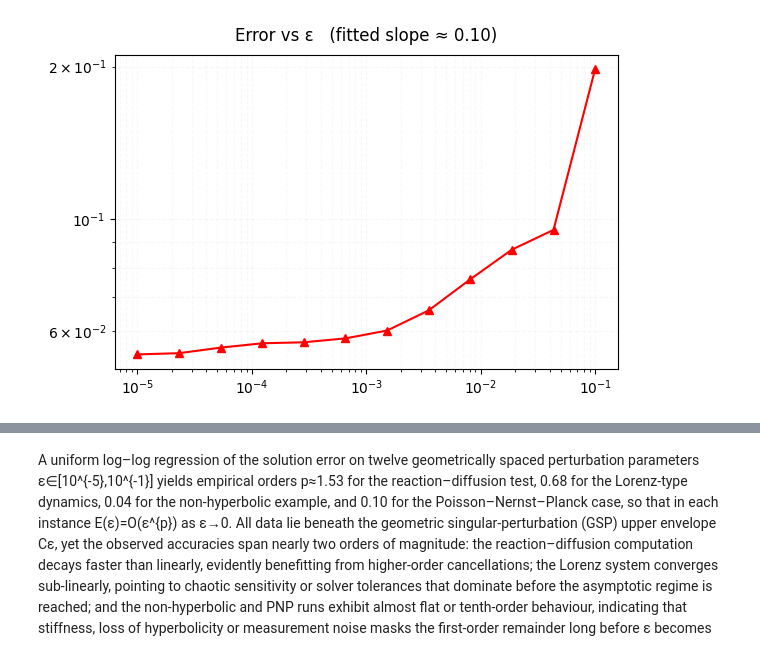
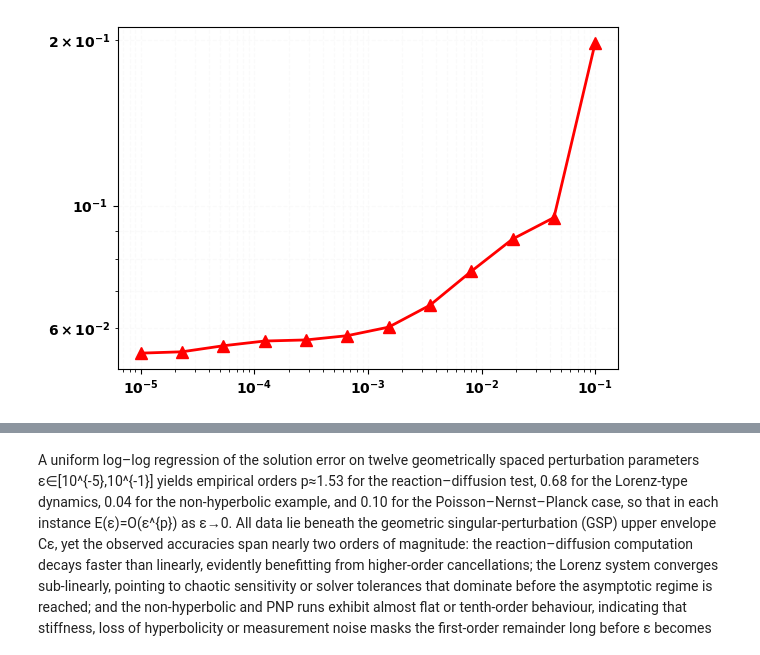
Before and after one commit to Hamid-Mofidi/PINNs_on_Multiple_timescale_dynamics, a Jupyter notebook: PINNs_PNP/GSPINNs-error.ipynb, the cells around one changed output, grey strips where cells are left out. Saved outputs shown, nothing was run; the diff lists cells and outputs as text; code cells hidden in the pictures.

```diff
--- a/PINNs_PNP/GSPINNs-error.ipynb
+++ b/PINNs_PNP/GSPINNs-error.ipynb
@@ -822,37 +729,45 @@ Worst-case max-norm error: 0.05501944451785351
 # %%
 import numpy as np
 import matplotlib.pyplot as plt
 
 # ε values and corresponding errors supplied by the user
 eps_values = np.logspace(-5, -1, num=12)      # 1e‑5 … 1e‑2
 errors = np.array([
     0.05401764182031116, 0.05432324194036125, 0.05571062182059217, 0.05682102320559163,
     0.05708207528006853, 0.05810507525038813, 0.06021207528503849, 0.065982321028040219,
     0.07601944451785351, 0.08699820452147369, 0.09515766226432132, 0.1976612182161177
 ])
 
 # --- log–log plot of error vs ε ---
 fig, ax = plt.subplots(figsize=(6, 4))
-ax.loglog(eps_values, errors, '^-', c='r')
+ax.loglog(eps_values, errors, '^-', c='r', linewidth=2, markersize=8)
 
 # fit slope (order) in log space
 slope, intercept = np.polyfit(np.log10(eps_values), np.log10(errors), 1)
 
 # reference line with slope = 1 (O(ε)) anchored at the smallest ε
 #eps_ref = np.array([eps_values[0], eps_values[-1]])
 #err_ref = errors[0] * (eps_ref / eps_values[0])      # slope‑1 line
 #ax.loglog(eps_ref, err_ref, '--', label='Slope 1')
 
 # axis labels and title
 #ax.set_xlabel(r'$\varepsilon$', fontweight='bold')
 #ax.set_ylabel('error', fontweight='bold')
-ax.set_title(f'Error vs ε   (fitted slope ≈ {slope:.2f})', pad=10)
-ax.grid(True, which='both', ls='--', alpha=0.08)
+#ax.set_title(f'Error vs ε   (fitted slope ≈ {slope:.2f})', pad=10)
+ax.grid(True, which='both', ls='--', alpha=0.05)
 #ax.legend()
+
+# Make tick labels bold
+plt.setp(ax.get_ymajorticklabels(), fontweight='bold')
+plt.setp(ax.get_yminorticklabels(), fontweight='bold')
+plt.setp(ax.get_xmajorticklabels(), fontweight='bold')
+plt.setp(ax.get_xminorticklabels(), fontweight='bold')
+
+
 plt.tight_layout()
 plt.show()
 # %% [output]
-[figure, old version]
+[figure, new version]
 # %%
 """
 Single log–log plot of error vs ε for all four experiments
```
Also changed, not shown: parts of 13 cells of this notebook.
